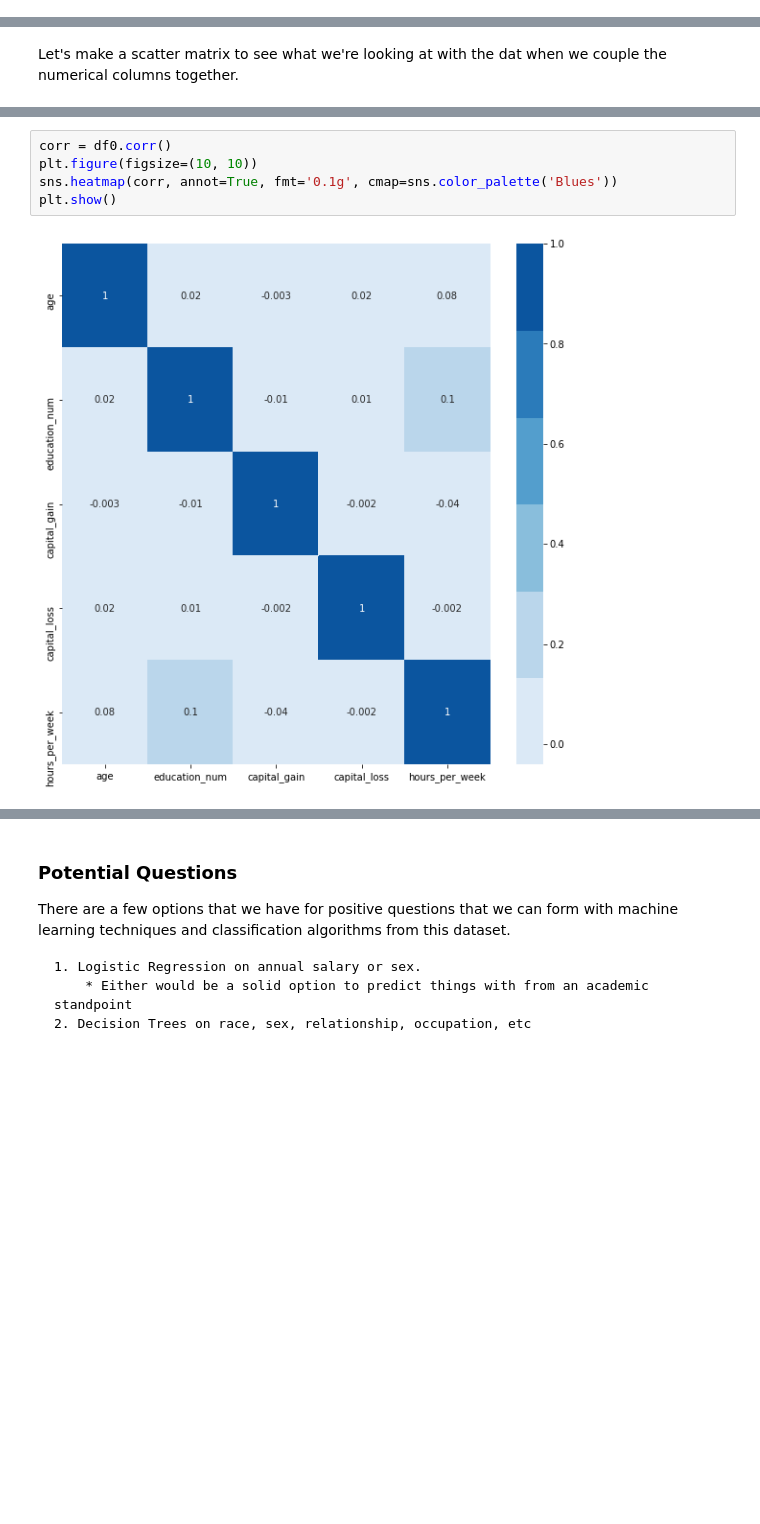
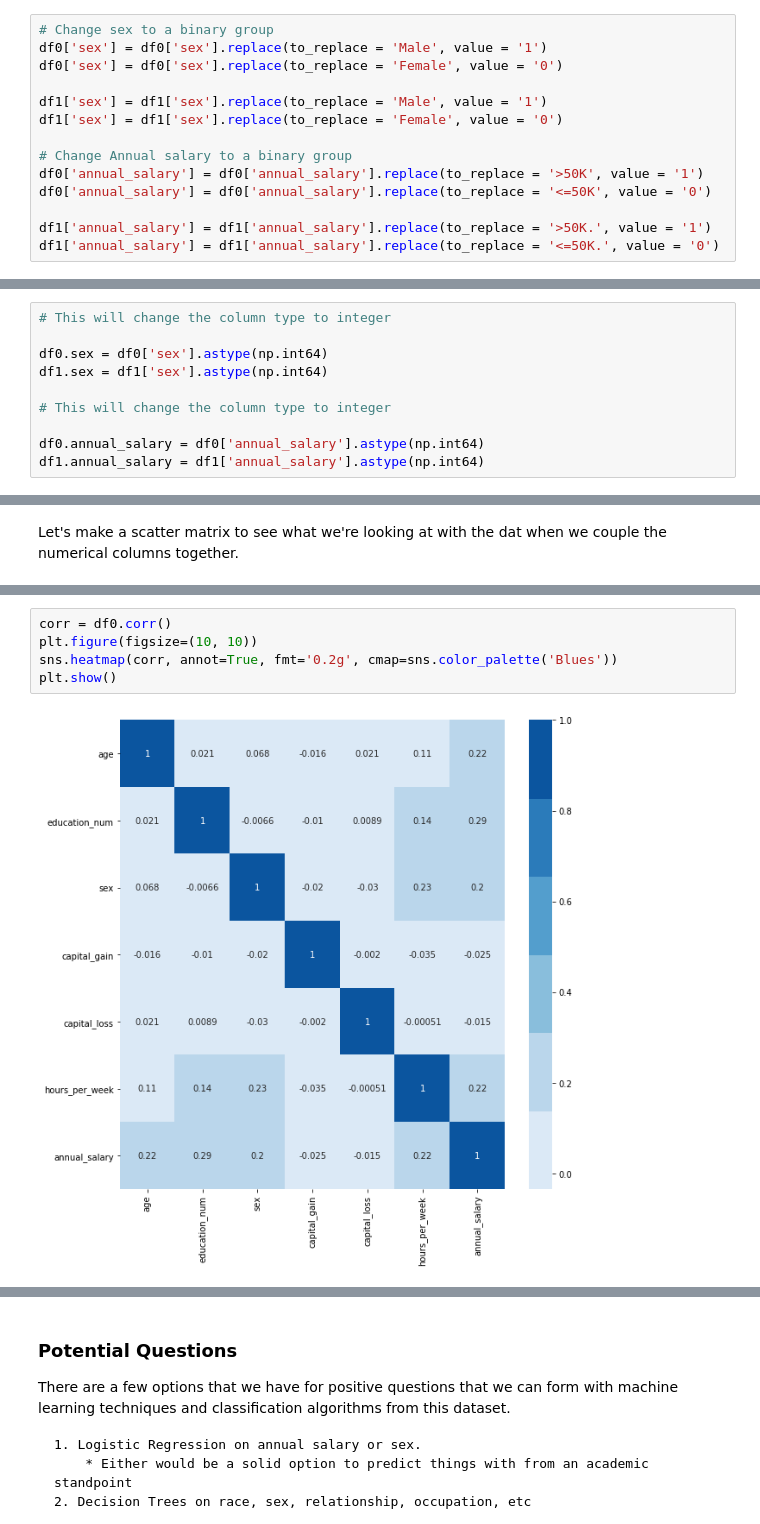
Before and after one commit to Jihaiku/1994-Census-Data-Project, a Jupyter notebook: Module 3 Project.ipynb, the cells around one changed output, grey strips where cells are left out. Cells and saved outputs as stored; diff of their text form; blank space fills up the shorter version.

```diff
--- a/Module 3 Project.ipynb
+++ b/Module 3 Project.ipynb
@@ -465,0 +479,14 @@ df1['native_country'] = df1['native_country'].replace(to_replace = 'Hong', value
+# %%
+# Change sex to a binary group
+df0['sex'] = df0['sex'].replace(to_replace = 'Male', value = '1')
+df0['sex'] = df0['sex'].replace(to_replace = 'Female', value = '0')
+
+df1['sex'] = df1['sex'].replace(to_replace = 'Male', value = '1')
+df1['sex'] = df1['sex'].replace(to_replace = 'Female', value = '0')
+
+# Change Annual salary to a binary group
+df0['annual_salary'] = df0['annual_salary'].replace(to_replace = '>50K', value = '1')
+df0['annual_salary'] = df0['annual_salary'].replace(to_replace = '<=50K', value = '0')
+
+df1['annual_salary'] = df1['annual_salary'].replace(to_replace = '>50K.', value = '1')
+df1['annual_salary'] = df1['annual_salary'].replace(to_replace = '<=50K.', value = '0')
@@ -466,3 +513,13 @@ df1['native_country'] = df1['native_country'].replace(to_replace = 'Hong', value
+# %%
+# This will change the column type to integer
+
+df0.sex = df0['sex'].astype(np.int64)
+df1.sex = df1['sex'].astype(np.int64)
+
+# This will change the column type to integer
+
+df0.annual_salary = df0['annual_salary'].astype(np.int64)
+df1.annual_salary = df1['annual_salary'].astype(np.int64)
 # %%
 # Used to check if there are both integers that are not 0 in both categories since these are meant to be complimentary columns
 
@@ -771,8 +850,8 @@ This does very little for my ability to read each graph but it does give me an i
 # %%
 corr = df0.corr()
 plt.figure(figsize=(10, 10))
-sns.heatmap(corr, annot=True, fmt='0.1g', cmap=sns.color_palette('Blues'))
+sns.heatmap(corr, annot=True, fmt='0.2g', cmap=sns.color_palette('Blues'))
 plt.show()
 # %% [output]
-[figure, old version]
+[figure, new version]
 # %% [markdown]
```
Also changed, not shown: parts of 151 cells of this notebook, 1 other file.
